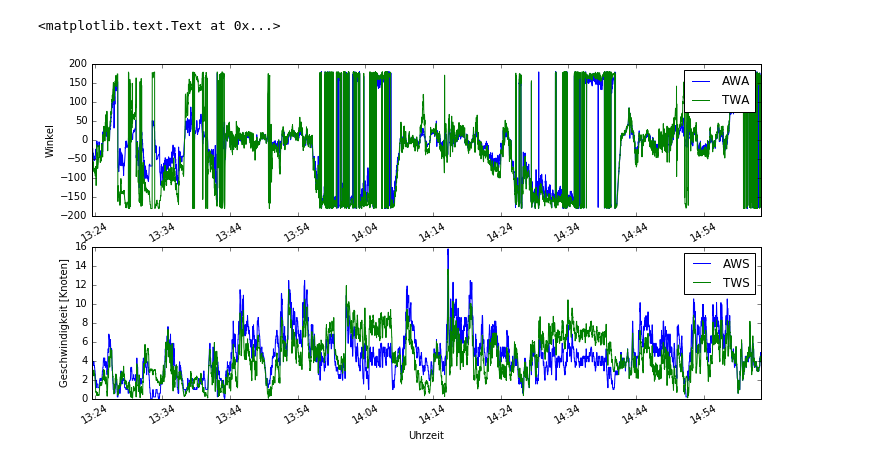
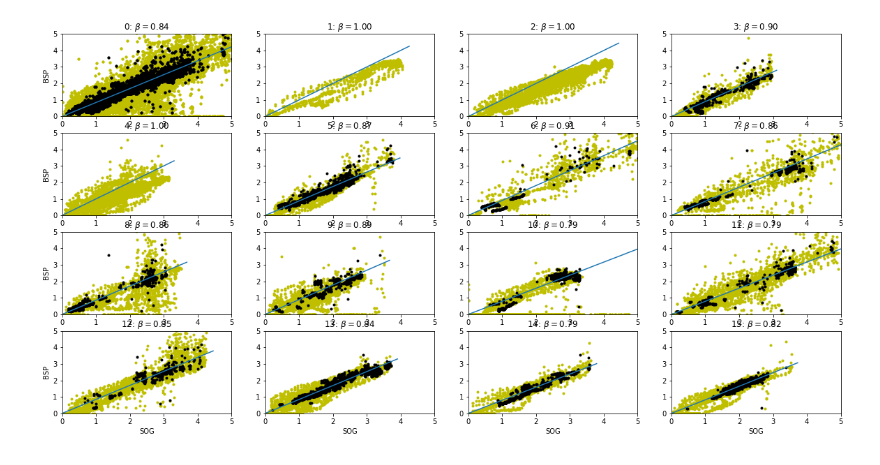
Before and after one commit to Roemerschiff/NX2, a Jupyter notebook: 2018.ipynb, the cells around one changed output. Drawn from its saved outputs; the diff is of its cells as text; code cells hidden in the pictures.

```diff
--- a/2018.ipynb
+++ b/2018.ipynb
@@ -122,0 +85,6 @@ plt.ylabel('HDC')
+# %%
+# Could use atpy to read in table, but I'm more used to astropy, so this is just faster
+from astropy.table import Table
+sailing = Table.read(os.path.join(datapath, '2018', 'sailing.csv'), format='ascii')
+# %%
+d = data[1]
@@ -122,0 +104,4 @@ plt.ylabel('HDC')
+# %%
+merged = data[0]
+for d in data[1:]:
+    merged.append(d)
@@ -203,23 +117,13 @@ sailing : type=int64
-# %%
-fig = plt.figure(figsize=(12,6))
-#fig.canvas.set_window_title('Bootsgeschwindigkeit')
-ax = fig.add_subplot(211)
-ax2 = fig.add_subplot(212)
-
-sog = ax.plot(d.datetime(), d.AWA, label='AWA')
-sog = ax.plot(d.datetime(), d.TWA, label='TWA')
-
-sog = ax2.plot(d.datetime(), d.AWS, label='AWS')
-sog = ax2.plot(d.datetime(), d.TWS, label='TWS')
-
-for a in [ax, ax2]:
-    a.xaxis.set_major_formatter(matplotlib.dates.DateFormatter('%H:%M', tz=None))
-    xlab = a.get_xticklabels()
-    for label in xlab: label.set_rotation(30)
-    a.set_xlabel('Uhrzeit')
-    a.legend()
-ax2.set_ylabel('Geschwindigkeit [Knoten]')
-ax.set_ylabel('Winkel')
-# %% [output]
-<matplotlib.text.Text at 0x...>
-[figure, removed]
+# %%
+fig = plt.figure(figsize = (20,10))
+for i, d in enumerate(data):
+    ax = fig.add_subplot(4,4,i+1)
+    fitplot_BSP(d, ax, titel = str(i)+': ')
+    ax.set_xlim([0,5])
+    ax.set_ylim([0,5])
+    if i in [0,4,8,12]:
+        ax.set_ylabel('BSP')
+    if i in [12,13,14,15]:
+        ax.set_xlabel('SOG')
+# %% [output]
+[figure, added]
```
Also changed, not shown: parts of 31 cells of this notebook, 2 other files.
